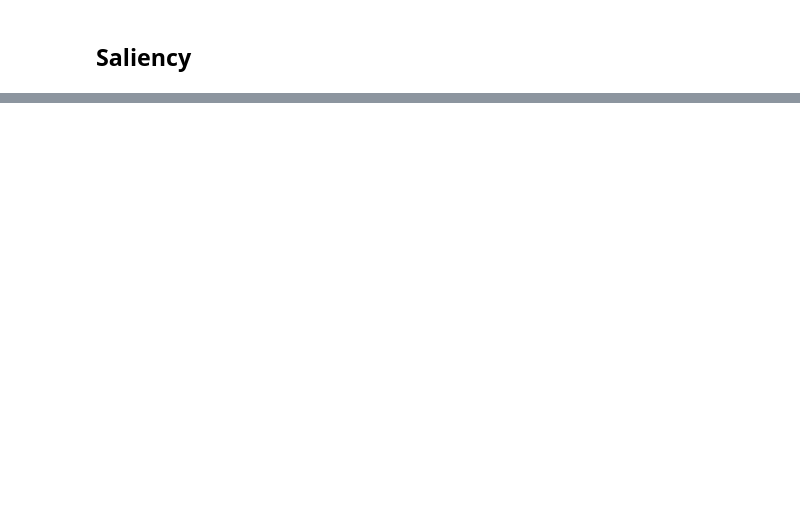
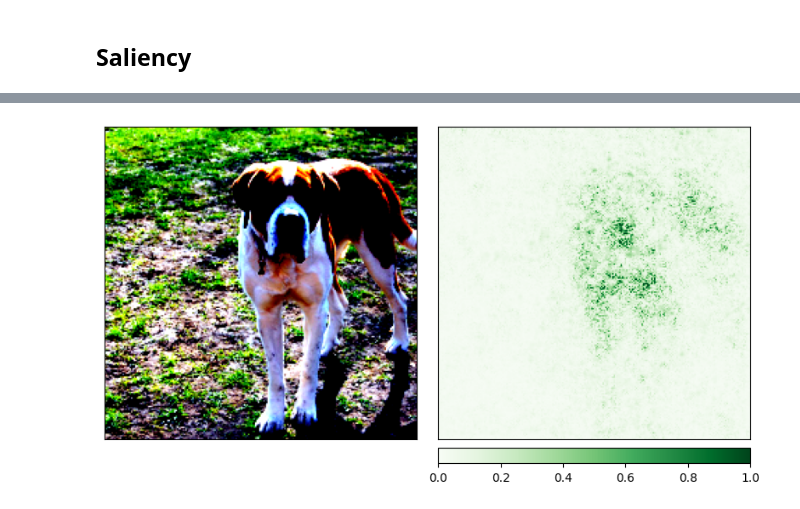
Before and after one commit to tendermonster/captumcv, a Jupyter notebook: artiom/dlcv23_attribution.ipynb, the cells around one changed output, grey strips where cells are left out. Drawn from its saved outputs; the diff is of its cells as text; code cells hidden in the pictures; blank space fills up the shorter version.

```diff
--- a/artiom/dlcv23_attribution.ipynb
+++ b/artiom/dlcv23_attribution.ipynb
@@ -167,3 +179,9 @@ transposed_image.shape
 # %%
-np.transpose(attribution.squeeze().cpu().numpy(), (1,2,0)).shape
+_ = viz.visualize_image_attr_multiple(np.transpose(attribution.squeeze().numpy(), (1,2,0)),
+                                      transposed_image,
+                                      ["original_image", "heat_map"],
+                                      ["all", "positive"],
+                                      show_colorbar=True,
+                                      outlier_perc=2,
+                                     )
 # %% [output]
@@ -170,0 +189 @@ np.transpose(attribution.squeeze().cpu().numpy(), (1,2,0)).shape
+[figure, added]
```
Also changed, not shown: parts of 40 cells of this notebook, 48 other files.
